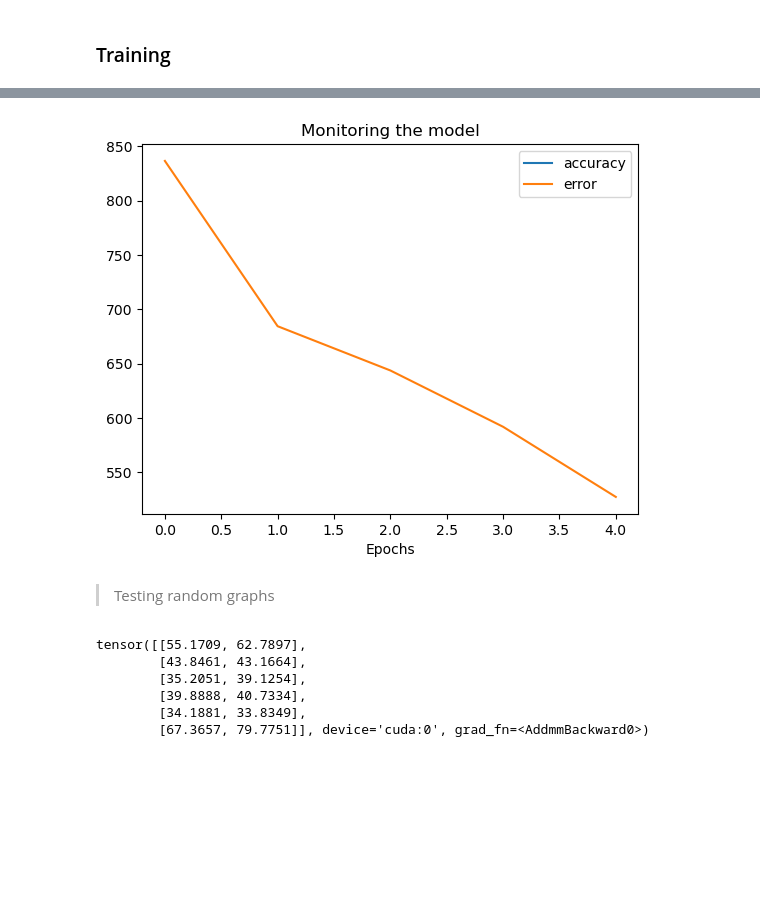
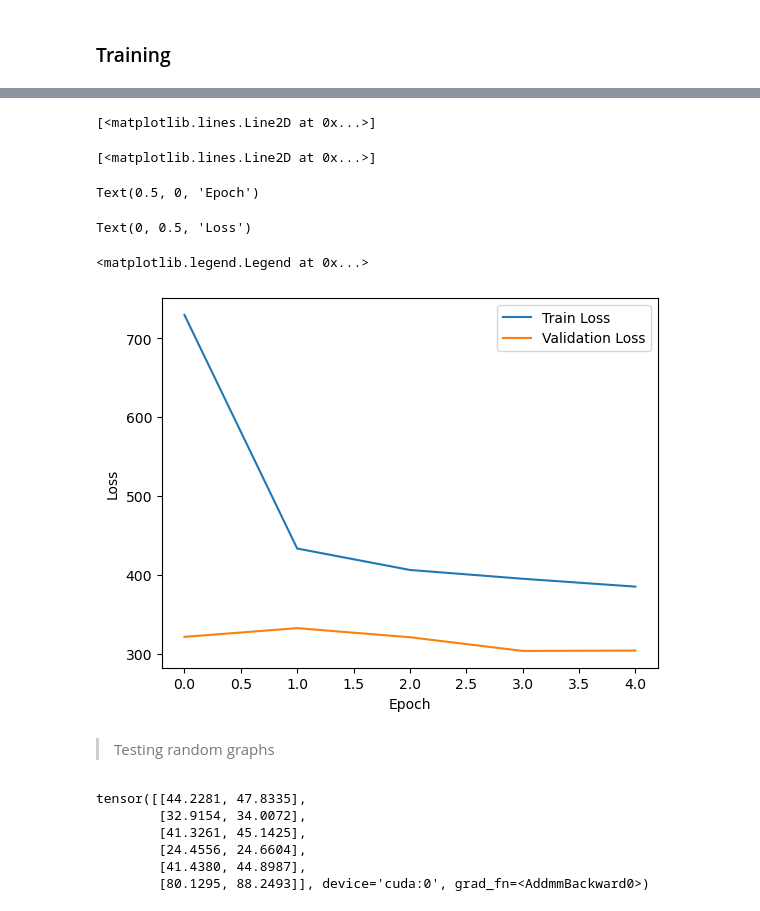
Before and after one commit to mo7amed7assan1911/Floor_Plan_Generation_using_GNNs, a Jupyter notebook: Regressions/squares_w_h.ipynb, the cells around one changed output, grey strips where cells are left out. Cells and saved outputs as stored; diff of their text form; code cells hidden in the pictures; blank space fills up the shorter version.

```diff
--- a/Regressions/squares_w_h.ipynb
+++ b/Regressions/squares_w_h.ipynb
@@ -72,7 +72,7 @@ from torch_geometric.nn import GCNConv, GATConv, global_mean_pool, global_max_po
 # url = '/media/mo/DATA/Grad/Planify_Dataset/Graph/Planify_Graphs.pkl'
 
 # for my pc [windows]
-url = "D:\Grad\Planify_Dataset\Graph\Planify_Graphs.pkl"
+url = "D:\Grad\Planify_Dataset\Graph\graphs\Graphs_real.pkl"
 
 # for kaggle
 # url = '/kaggle/input/planify-graphs/Planify_Graphs.pkl'
@@ -280,35 +245,28 @@ edge = int(len(Graphs_pyTorch) * 0.8)
 # %%
-# There is a problem here, the first graph has this problem on my device [windows]
+edge = int(len(Graphs_pyTorch) * 0.9)
+batch_size = 64
 
-batch_size = 128
 train_dataset = Planify_Dataset(Graphs_pyTorch[:edge])
-train_loader  = DataLoader(train_dataset, batch_size=batch_size, shuffle=False)
+train_loader  = DataLoader(train_dataset, batch_size=batch_size, shuffle=True)
 
-test_dataset = Planify_Dataset(Graphs_pyTorch[edge:])
-test_loader  = DataLoader(test_dataset, batch_size=batch_size, shuffle=False)
+val_dataset = Planify_Dataset(Graphs_pyTorch[edge:])
+val_loader  = DataLoader(val_dataset, batch_size=batch_size, shuffle=True)
 # %%
 # Saving model function
 import os
-
-# checkpoint_dir = '/kaggle/working/checkpoints'
-# checkpoint_dir = '/media/mo/DATA/Grad/Planify_Dataset/Graph/checkpoints'
 checkpoint_dir = "./checkpoints"
-
 if not os.path.exists(checkpoint_dir):
     os.makedirs(checkpoint_dir)
 
-
 def save_checkpoint(model, optimizer, epoch):
-    checkpoint_path = os.path.join(checkpoint_dir, f'model_epoch_{epoch}.pt')
+    checkpoint_path = os.path.join(checkpoint_dir, f'Best_model.pth')
     # Saving model each 15 epochs
-    if epoch % 20 == 0:
-        torch.save({
-            'model_state_dict': model.state_dict(),
-            'optimizer_state_dict': optimizer.state_dict(),
-            'epoch': epoch
-        }, checkpoint_path)
-
-        print('Model saved :)')
+#     if epoch % 15 == 0:
+    torch.save({
+        'model_state_dict': model.state_dict(),
+        'optimizer_state_dict': optimizer.state_dict(),
+        'epoch': epoch
+    }, checkpoint_path)
 # %% [markdown]
 <a id='archi'></a>
 ### Architecture
@@ -457,25 +437,30 @@ for epoch in range(nu_epochs):
 # %%
-# plt.plot(errors);
-plt.plot(acc, label='accuracy');
-plt.plot(errors, label='error');
-plt.xlabel('Epochs')
-plt.title('Monitoring the model')
-plt.legend();
+plt.plot(train_losses, label='Train Loss')
+plt.plot(val_losses, label='Validation Loss')
+plt.xlabel('Epoch')
+plt.ylabel('Loss')
+plt.legend()
+plt.show()
 # %% [output]
+[<matplotlib.lines.Line2D at 0x...>]
+[<matplotlib.lines.Line2D at 0x...>]
+Text(0.5, 0, 'Epoch')
+Text(0, 0.5, 'Loss')
+<matplotlib.legend.Legend at 0x...>
-[figure, old version]
+[figure, new version]
 # %% [markdown]
 > Testing random graphs
 # %%
-G = test_dataset[0]
+G = val_dataset[0]
 batch = torch.zeros(G.x.shape[0], dtype=torch.long)
 model(G)
 # %% [output]
-tensor([[55.1709, 62.7897],
-        [43.8461, 43.1664],
-        [35.2051, 39.1254],
-        [39.8888, 40.7334],
-        [34.1881, 33.8349],
-        [67.3657, 79.7751]], device='cuda:0', grad_fn=<AddmmBackward0>)
+tensor([[44.2281, 47.8335],
+        [32.9154, 34.0072],
+        [41.3261, 45.1425],
+        [24.4556, 24.6604],
+        [41.4380, 44.8987],
+        [80.1295, 88.2493]], device='cuda:0', grad_fn=<AddmmBackward0>)
 # %%
 torch.cat((G.rec_w.unsqueeze(1), G.rec_h.unsqueeze(1)), dim=1)
 # %% [output]
```
Also changed, not shown: parts of 15 cells of this notebook.
